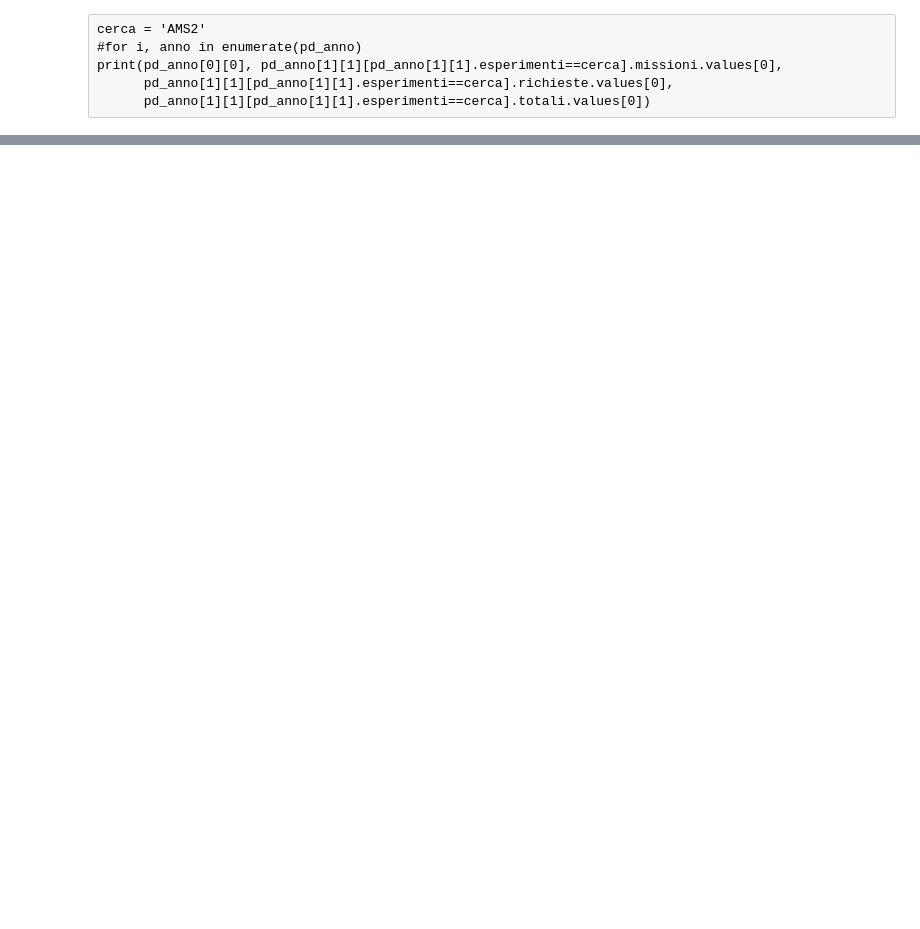
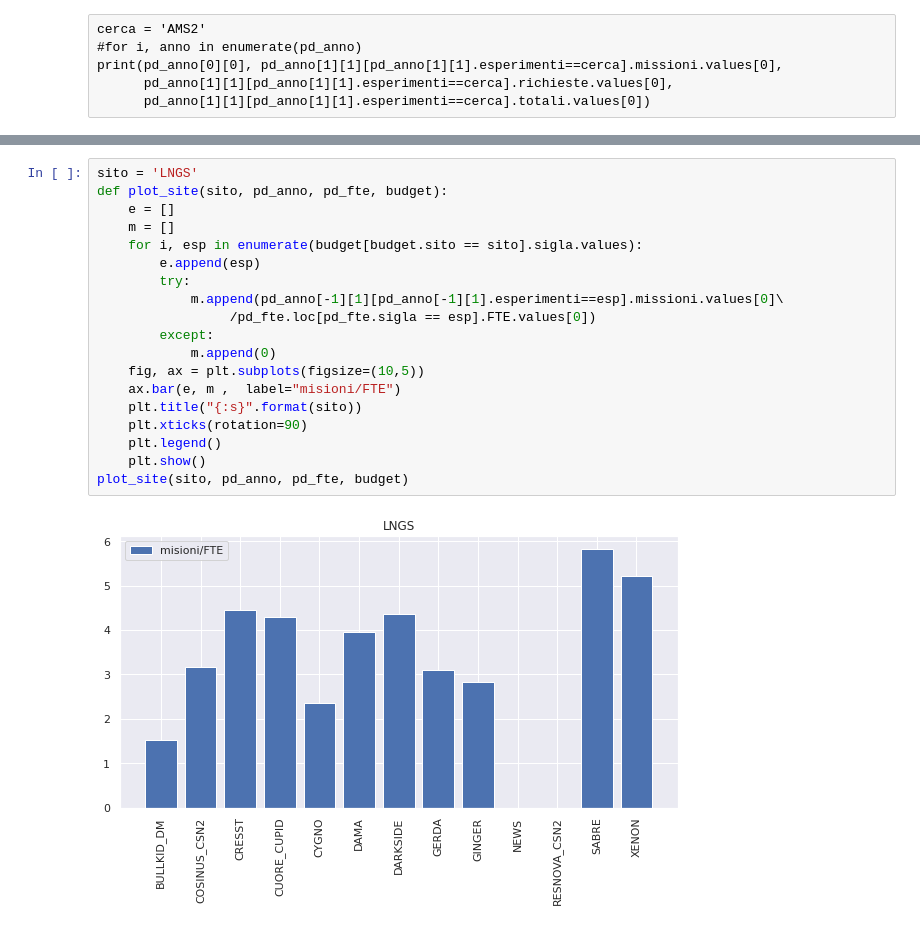
Before and after one commit to gmazzitelli/GSN2, a Jupyter notebook: budget.ipynb, the cells around one changed output, grey strips where cells are left out. Cells and saved outputs as stored; diff of their text form; blank space fills up the shorter version.

```diff
--- a/budget.ipynb
+++ b/budget.ipynb
@@ -123 +241,22 @@ print(pd_anno[0][0], pd_anno[1][1][pd_anno[1][1].esperimenti==cerca].missioni.va
+# %%
+sito = 'LNGS'
+def plot_site(sito, pd_anno, pd_fte, budget):
+    e = []
+    m = []
+    for i, esp in enumerate(budget[budget.sito == sito].sigla.values):
+        e.append(esp)
+        try:
+            m.append(pd_anno[-1][1][pd_anno[-1][1].esperimenti==esp].missioni.values[0]\
+                 /pd_fte.loc[pd_fte.sigla == esp].FTE.values[0])
+        except:
+            m.append(0)
+    fig, ax = plt.subplots(figsize=(10,5))
+    ax.bar(e, m ,  label="misioni/FTE")
+    plt.title("{:s}".format(sito))
+    plt.xticks(rotation=90)
+    plt.legend()
+    plt.show()
+plot_site(sito, pd_anno, pd_fte, budget)
+# %% [output]
+[figure, added]
 # %%
```
Also changed, not shown: parts of 12 cells of this notebook.
